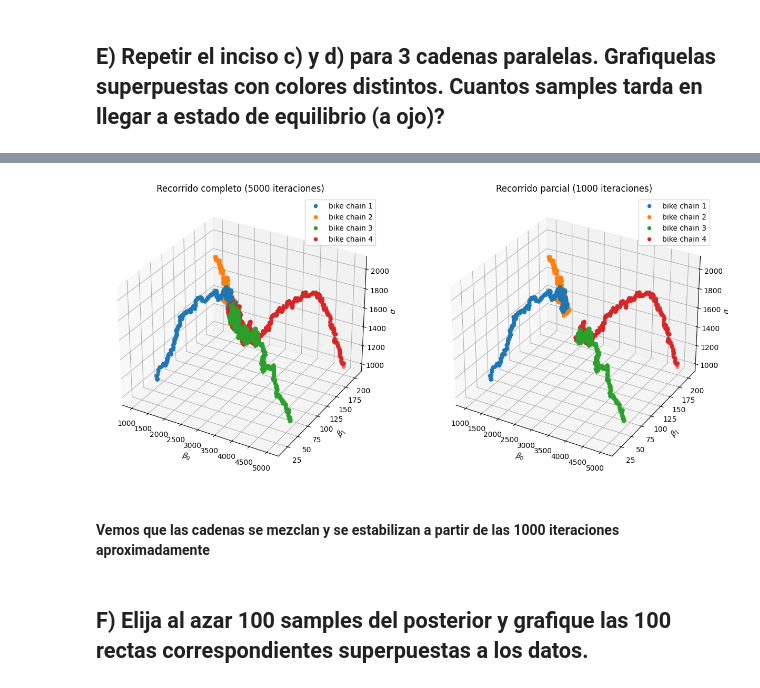
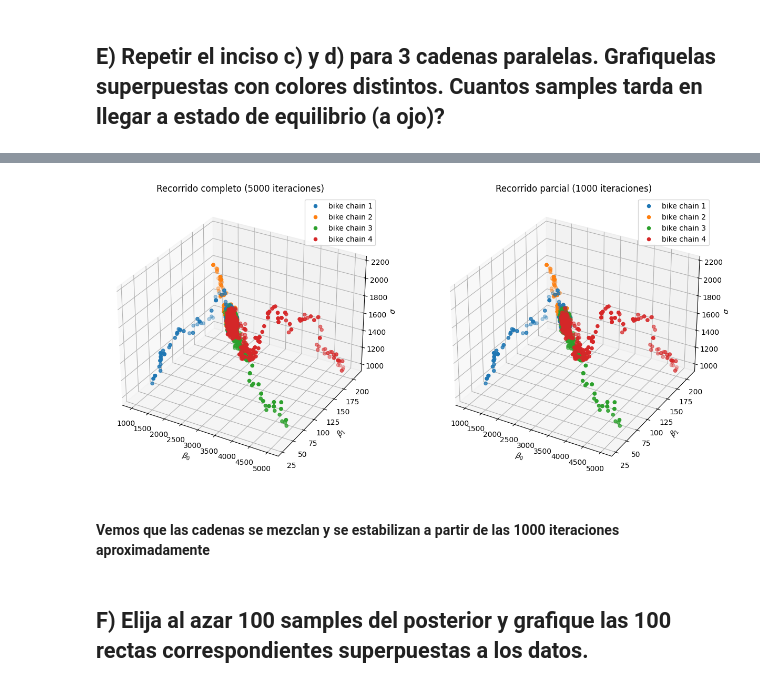
Before and after one commit to MatiMoran/EstimacionBayesiana, a Jupyter notebook: entregables/2/entrega_2.ipynb, the cells around one changed output, grey strips where cells are left out. Drawn from its saved outputs; the diff is of its cells as text; code cells hidden in the pictures.

```diff
--- a/entregables/2/entrega_2.ipynb
+++ b/entregables/2/entrega_2.ipynb
@@ -203,22 +115,0 @@ df_players
-# %%
-bins_n=30
-
-fig, ax = plt.subplots(3, 3, figsize=(20, 15))
-fig.suptitle('Histogramas goles, asistencias, minutos jugados y precio mas alto de jugadores')
-
-for i, col in enumerate(['log_goals', 'log_assists', 'log_minutes_played']):
-    ax[i,0].plot()
-    ax[i,0].set_title(f'Histograma de {col}')
-    ax[i,0].hist(df_players[col], bins=bins_n, density=True)
-
-    ax[i,1].plot()
-    ax[i,1].set_title('Histograma de log_highest_value')
-    ax[i,1].hist(df_players.log_highest_value, bins=bins_n, density=True)
-
-    ax[i,2].plot()
-    ax[i,2].set_title(f'{col} vs log_highest_value')
-    ax[i,2].scatter(df_players[col], df_players.log_highest_value)
-    ax[i,2].set_xlabel(col)
-    ax[i,2].set_ylabel('log_highest_value')
-
-plt.show()
@@ -411,8 +245,6 @@ def metropolis_hasting(log_posterior, proposal_function, initial_candidate, num_
     result_chain[0] = initial_candidate
 
     for i in range(1, num_samples):
-        if i % 100 == 0:
-            logging.info(f'iteracion {i}')
 
         next_candidate = proposal_function(result_chain[i-1])
         log_acceptance_ratio = log_posterior(next_candidate) - log_posterior(result_chain[i-1])
@@ -432,9 +264,9 @@ def metropolis_hasting(log_posterior, proposal_function, initial_candidate, num_
 # en la mayoria de los casos (3 desviaciones estadard).
 # para beta_0, beta_1 y sigma elegimos std de dos ordenes de magnitud mas chicos
 def bikes_normal_proposal(current_candidate):
-    new_beta_0 = np.random.normal(current_candidate[0], 10)
-    new_beta_1 = np.random.normal(current_candidate[1], 1)
-    new_sigma = np.random.normal(current_candidate[2], 10)
+    new_beta_0 = np.random.normal(current_candidate[0], 50)
+    new_beta_1 = np.random.normal(current_candidate[1], 5)
+    new_sigma = np.random.normal(current_candidate[2], 50)
     return [new_beta_0, new_beta_1, new_sigma]
 
 def bikes_log_posterior_unnormalize(candidate):
@@ -545,41 +342,41 @@ ax0 = fig.add_subplot(121, projection='3d')
 ax0.scatter(bike_chains[0][:, 0], bike_chains[0][:, 1], bike_chains[0][:, 2], label='bike chain 1')
 ax0.scatter(bike_chains[1][:, 0], bike_chains[1][:, 1], bike_chains[1][:, 2], label='bike chain 2')
 ax0.scatter(bike_chains[2][:, 0], bike_chains[2][:, 1], bike_chains[2][:, 2], label='bike chain 3')
 ax0.scatter(bike_chains[3][:, 0], bike_chains[3][:, 1], bike_chains[3][:, 2], label='bike chain 4')
 
 ax0.set_xlabel(r'$\beta_{0}$')
 ax0.set_ylabel(r'$\beta_{1}$')
 ax0.set_zlabel(r'$\sigma$')
 ax0.set_title('Recorrido completo (5000 iteraciones)')
 
 ax0.legend()
 
 ax1 = fig.add_subplot(122, projection='3d')
 
-convergence_iterations = 1000
+mc_convergence_iterations = 1000
 
-ax1.scatter(bike_chains[0][:convergence_iterations, 0], bike_chains[0][:convergence_iterations, 1], bike_chains[0][:convergence_iterations, 2], label='bike chain 1')
-ax1.scatter(bike_chains[1][:convergence_iterations, 0], bike_chains[1][:convergence_iterations, 1], bike_chains[1][:convergence_iterations, 2], label='bike chain 2')
-ax1.scatter(bike_chains[2][:convergence_iterations, 0], bike_chains[2][:convergence_iterations, 1], bike_chains[2][:convergence_iterations, 2], label='bike chain 3')
-ax1.scatter(bike_chains[3][:convergence_iterations, 0], bike_chains[3][:convergence_iterations, 1], bike_chains[3][:convergence_iterations, 2], label='bike chain 4')
+ax1.scatter(bike_chains[0][:mc_convergence_iterations, 0], bike_chains[0][:mc_convergence_iterations, 1], bike_chains[0][:mc_convergence_iterations, 2], label='bike chain 1')
+ax1.scatter(bike_chains[1][:mc_convergence_iterations, 0], bike_chains[1][:mc_convergence_iterations, 1], bike_chains[1][:mc_convergence_iterations, 2], label='bike chain 2')
+ax1.scatter(bike_chains[2][:mc_convergence_iterations, 0], bike_chains[2][:mc_convergence_iterations, 1], bike_chains[2][:mc_convergence_iterations, 2], label='bike chain 3')
+ax1.scatter(bike_chains[3][:mc_convergence_iterations, 0], bike_chains[3][:mc_convergence_iterations, 1], bike_chains[3][:mc_convergence_iterations, 2], label='bike chain 4')
 
 ax1.set_xlabel(r'$\beta_{0}$')
 ax1.set_ylabel(r'$\beta_{1}$')
 ax1.set_zlabel(r'$\sigma$')
-ax1.set_title(f'Recorrido parcial ({convergence_iterations} iteraciones)')
+ax1.set_title(f'Recorrido parcial ({mc_convergence_iterations} iteraciones)')
 
 ax1.legend()
 
 plt.show()
 
 
 Markdown(fr"""
 
-#### Vemos que las cadenas se mezclan y se estabilizan a partir de las {convergence_iterations} iteraciones aproximadamente
+#### Vemos que las cadenas se mezclan y se estabilizan a partir de las {mc_convergence_iterations} iteraciones aproximadamente
 
 """)
 # %% [output]
-[figure, old version]
+[figure, new version]
 
 
 #### Vemos que las cadenas se mezclan y se estabilizan a partir de las 1000 iteraciones aproximadamente
```
Also changed, not shown: parts of 27 cells of this notebook, 3 other files.
